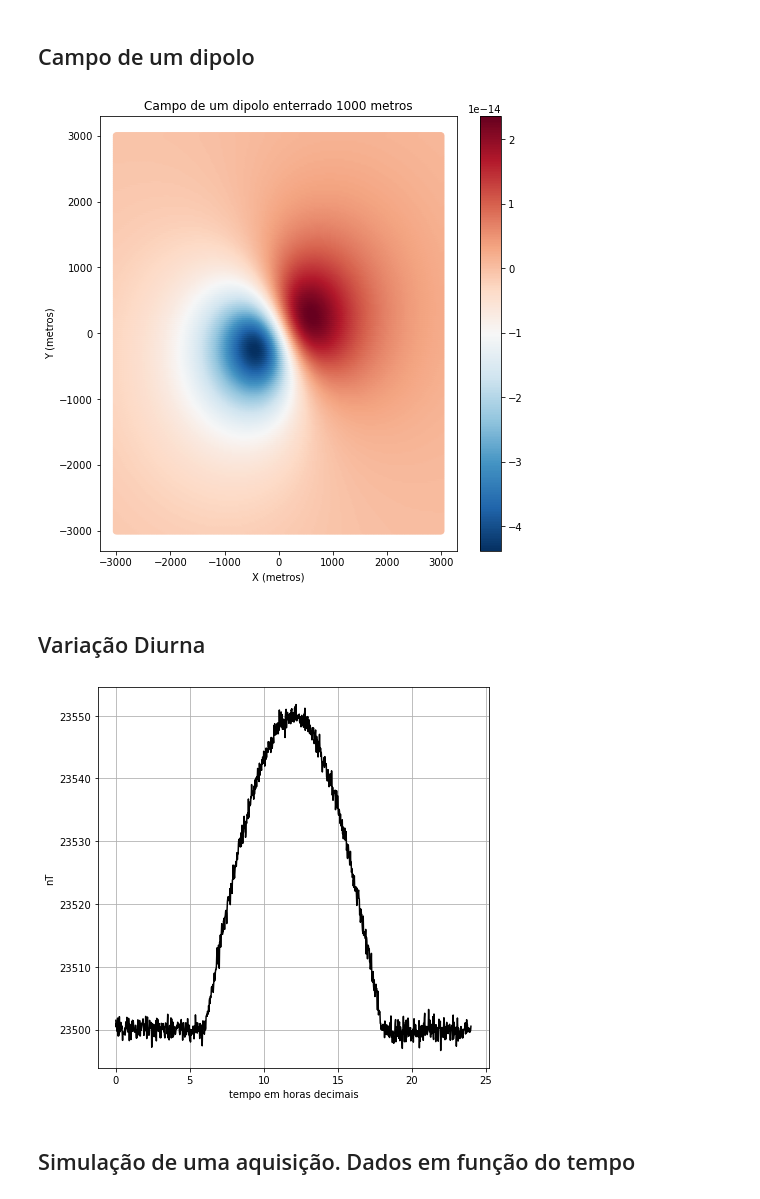
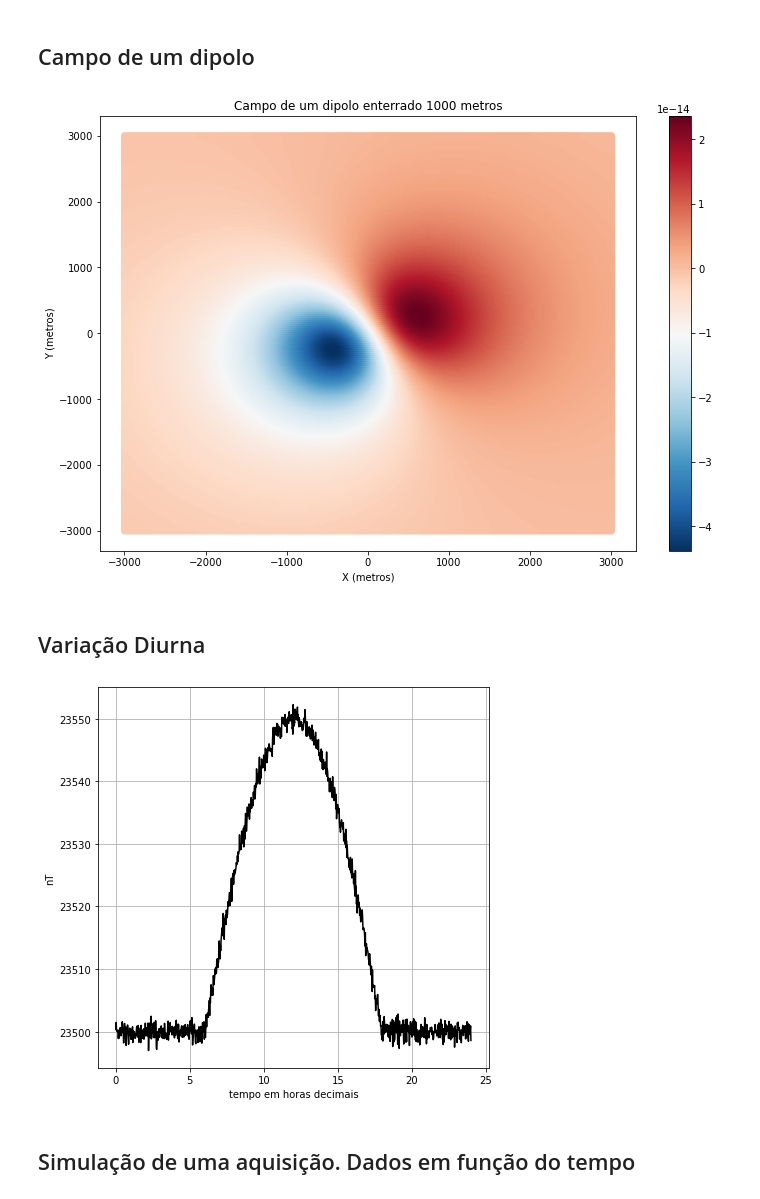
Before and after one commit to gdssouza/IGRF_n_diurnalVariation, a Jupyter notebook: variacao_diurna_sintetica.ipynb, the cells around one changed output. Saved outputs shown, nothing was run; the diff lists cells and outputs as text; code cells hidden in the pictures.

Commit message:
Criando função que retorna campo e preenchendo dados de aquisição

```diff
--- a/variacao_diurna_sintetica.ipynb
+++ b/variacao_diurna_sintetica.ipynb
@@ -7,12 +7,12 @@ import pylab as py
 ## Campo de um dipolo
 # %%
 #criando grid. Atemporal
-xmin = -3000.0
-xmax = 3000.0
+xmin = -3000
+xmax = 3000
 nx = 200
 
-ymin = -3000.0
-ymax = 3000.0
+ymin = -3000
+ymax = 3000
 ny = 200
 
 x = np.linspace(xmin, xmax, nx) # metros
@@ -20,33 +20,34 @@ y = np.linspace(ymin, ymax, ny) # metros
 z = 0 # metros
 X,Y = np.meshgrid(x,y)
 # %%
-#campo magnético de um dipolo
-
-#localização
-xc = 0
-yc = 0
-zc = -1000
-
-#constante
-C = 10e-7
-
-m_v = np.array([30,15,6])
-m = np.sqrt(m_v[0]**2 + m_v[1]**2 + m_v[2]**2)
-
-r = np.sqrt( (X-xc)**2 + (Y-yc)**2 + (z-zc)**2 )
-
-#ilustração, precisa revisar
-cos_theta = (m_v[0]*X + m_v[1]*Y + m_v[2]*zc)/(r*m)
-B_dipolo = C*m*3*cos_theta/(r*r*r)
+def retornaB_dipolo(m_v,x,y,z=0,C=10e-7):
+    r = np.sqrt( (x-xc)**2 + (y-yc)**2 + (z-zc)**2 )
+    m = np.sqrt(m_v[0]**2 + m_v[1]**2 + m_v[2]**2)
+    cos_theta = (m_v[0]*x + m_v[1]*y + m_v[2]*zc)/(r*m)
+    return C*m*3*cos_theta/(r*r*r)
+# %%
+#campo magnético de um dipolo
+
+#localização
+xc = 0
+yc = 0
+zc = -1000
+
+#constante
+C = 10e-7
+
+m_v = np.array([30,15,6])
+B_dipolo = retornaB_dipolo(m_v,X,Y)
 # %%
+py.rcParams['figure.figsize'] = (12.0, 8.0) #Redimensiona a figura
 plt.scatter(X,Y,c=B_dipolo,cmap = plt.cm.RdBu_r)
 plt.xlabel('X (metros)')
 plt.ylabel('Y (metros)')
 plt.title('Campo de um dipolo enterrado %i metros'%-zc)
 plt.colorbar()
 plt.show()
 # %% [output]
-[figure, old version]
+[figure, new version]
 # %% [markdown]
 ## Variação Diurna
 # %%
@@ -64,12 +65,12 @@ for h in hora:
 # %%
 plt.figure(figsize=(7,7))
-plt.plot(hora, B, 'k-')
+plt.plot(hora, B_diurno, 'k-')
 plt.xlabel('tempo em horas decimais')
 plt.grid()
 plt.ylabel('nT')
 plt.show()
 # %% [output]
-[figure, old version]
+[figure, new version]
 # %% [markdown]
 ## Simulação de uma aquisição. Dados em função do tempo
 # %%
```
Also changed, not shown: parts of 2 cells of this notebook.
